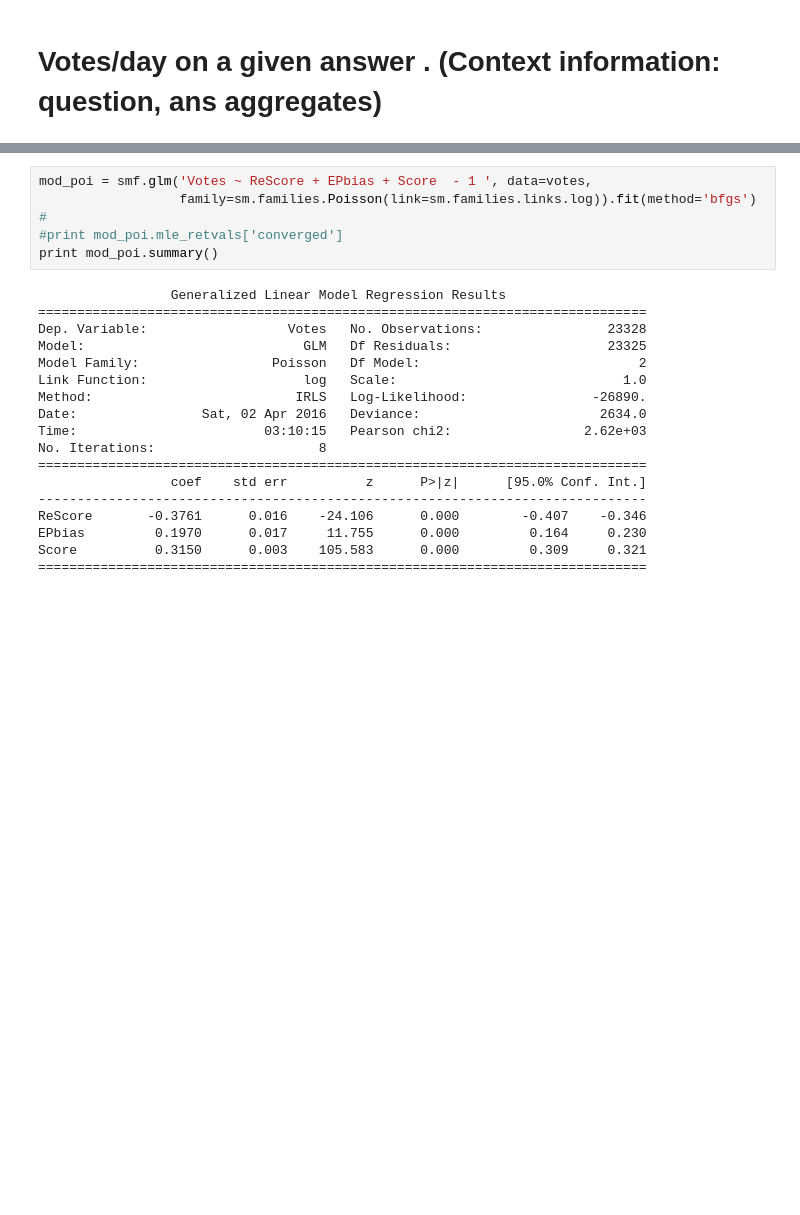
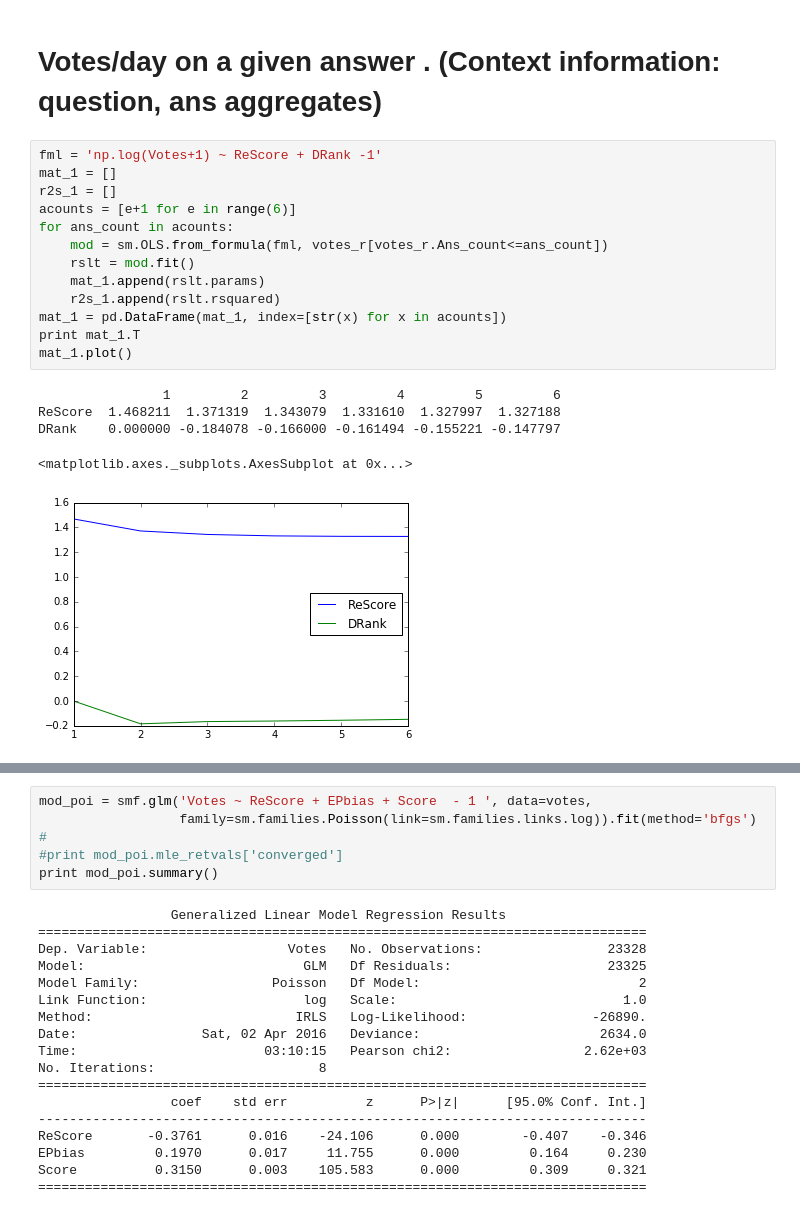
Before and after one commit to JoelDan192/Predictive-model-for-the-voting-system-in-SE-network, a Jupyter notebook: spanish_site/Regression_AnsVotes.ipynb, the cells around one changed output, grey strips where cells are left out. Drawn from its saved outputs; the diff is of its cells as text; blank space fills up the shorter version.

```diff
--- a/spanish_site/Regression_AnsVotes.ipynb
+++ b/spanish_site/Regression_AnsVotes.ipynb
@@ -92,3 +98,22 @@ votes_r[['Score','Votes','CumScore','CumVotes','QScore','QVotes','ReScore','QReS
 | max | 12.000000 | 12.000000 | 18.000000 | 18.000000 | 58.000000 | 62.000000 | 0.947368 | 0.979592 | 9.000000 | 8.000000 |
 # %% [markdown]
 # Votes/day on a given answer . (Context information: question, ans aggregates)
+# %%
+fml = 'np.log(Votes+1) ~ ReScore + DRank -1'
+mat_1 = []
+r2s_1 = []
+acounts = [e+1 for e in range(6)]
+for ans_count in acounts:
+    mod = sm.OLS.from_formula(fml, votes_r[votes_r.Ans_count<=ans_count])
+    rslt = mod.fit()
+    mat_1.append(rslt.params)
+    r2s_1.append(rslt.rsquared)
+mat_1 = pd.DataFrame(mat_1, index=[str(x) for x in acounts])
+print mat_1.T
+mat_1.plot()
+# %% [output]
+                1         2         3         4         5         6
+ReScore  1.468211  1.371319  1.343079  1.331610  1.327997  1.327188
+DRank    0.000000 -0.184078 -0.166000 -0.161494 -0.155221 -0.147797
+<matplotlib.axes._subplots.AxesSubplot at 0x...>
+[figure, added]
```
Also changed, not shown: parts of 16 cells of this notebook.
